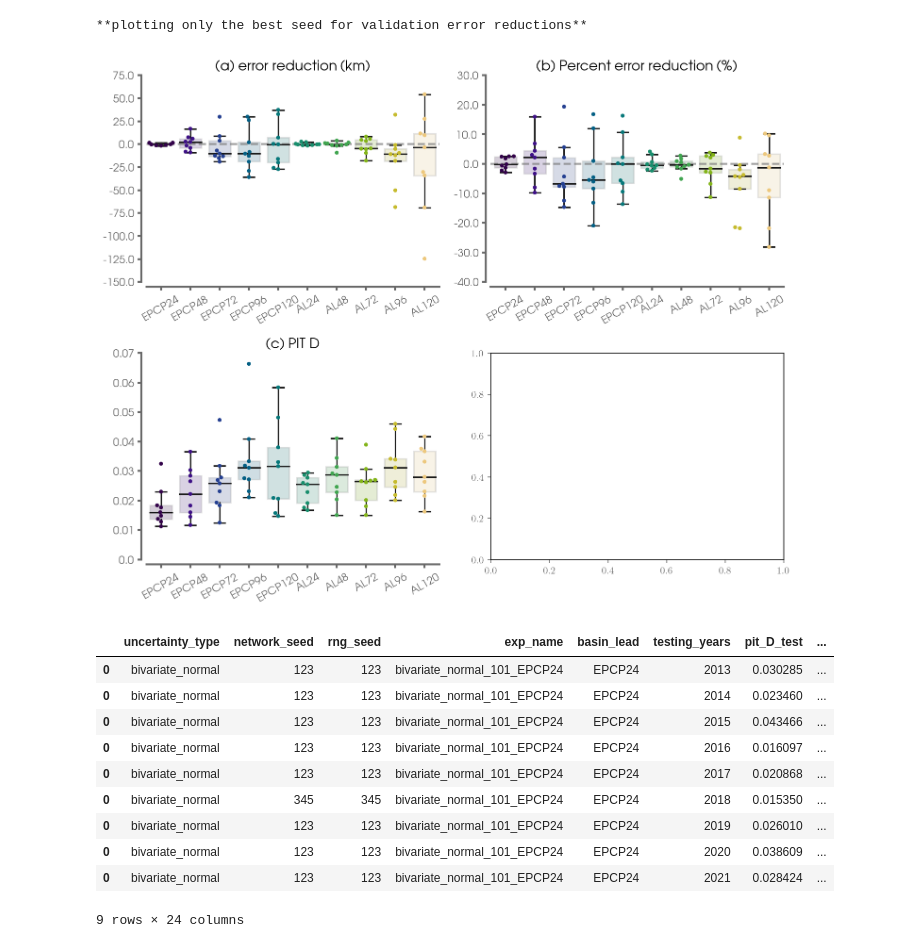
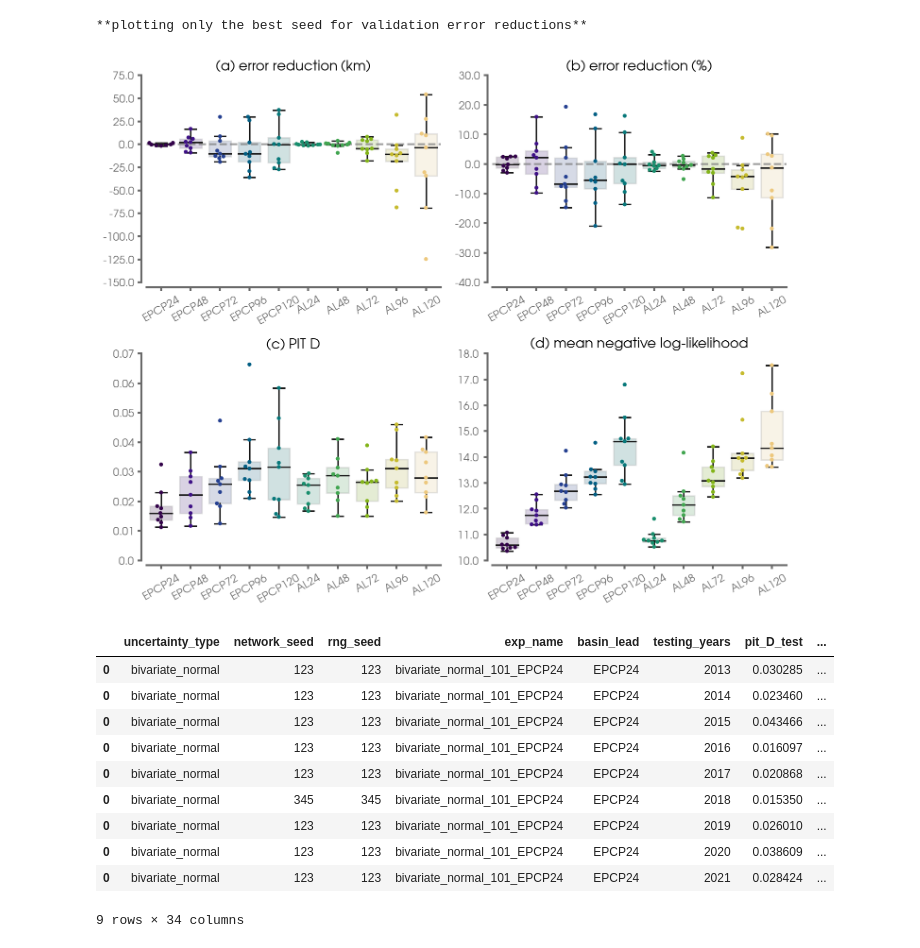
Before and after one commit to mafern/tcane_track, a Jupyter notebook: bivariate_normal/_metric_evaluation.ipynb, the cells around one changed output. Cells and saved outputs as stored; diff of their text form; code cells hidden in the pictures.

```diff
--- a/bivariate_normal/_metric_evaluation.ipynb
+++ b/bivariate_normal/_metric_evaluation.ipynb
@@ -71,6 +76,7 @@ def get_metrics(model, x_data, onehot_data):
     y_data = model.predict(x_data)
     rmse, rmse_cons = prediction_metrics.get_errors(y_data, onehot_data)
     bins, pit_hist, D, EDp = prediction_metrics.compute_pit(y_data, onehot_data)
+    nll = prediction_metrics.compute_nll(y_data, onehot_data)
 
     # write metrics dictionary and return
     metrics_dict = {
@@ -82,6 +88,8 @@ def get_metrics(model, x_data, onehot_data):
 
         'mean_error_reduction': rmse_cons.mean() - rmse.mean(),
         'perc_error_reduction': 100.*(rmse_cons.mean() - rmse.mean())/rmse_cons.mean(),
+
+        'neg_log_like': nll.mean(),
     }
 
     return metrics_dict
@@ -148,6 +156,7 @@ for EXP_NAME in EXP_NAME_LIST:
             metrics_test = get_metrics(model, x_test, onehot_test)
             metrics_val = get_metrics(model, x_val, onehot_val)
             metrics_valtest = get_metrics(model, x_valtest, onehot_valtest)
+            metrics_train = get_metrics(model, x_train, onehot_train)
 
             # create the metrics dataframe
             d = {}
@@ -167,6 +176,9 @@ for EXP_NAME in EXP_NAME_LIST:
             for k in metrics_valtest.keys():
                 k_key = k + '_valtest'
                 d[k_key] = metrics_valtest[k]
+            for k in metrics_train.keys():
+                k_key = k + '_train'
+                d[k_key] = metrics_train[k]
 
             # save the dataframe
             # pprint.pprint(d, width=80)
@@ -275,10 +289,12 @@ metric_data = ''
 metric_list = ('mean_error_reduction_test',
                'perc_error_reduction_test',
                'pit_D_valtest',
+               'neg_log_like_test',
               )
 title_text = ('(a) error reduction (km)',
-              '(b) Percent error reduction (\%)',
+              '(b) error reduction (\%)',
               '(c) PIT D',
+              '(d) mean negative log-likelihood',
              )
 
 for x_axis in x_axis_list:
@@ -309,34 +325,34 @@ for x_axis in x_axis_list:
                            ax=ax)
 
         # ax.get_legend().remove()
         ax.set_title(title_text[imetric],
                      fontsize=FS,
                      color='k',
                     )
 
 
         if(metric.find('pit_D') > -1):
             ax.set_ylim(0,None)
         if(metric.find('reduction') > -1):
             ax.axhline(y=0.0,linewidth=2,linestyle='--',color='gray',alpha=.75)
 
         x_tick_labels = ax.get_xticklabels()
         y_tick_labels = ax.get_yticklabels()
         yticks = np.around(ax.get_yticks(),3)
 
         format_spines(ax)
         ax.set_xticklabels(x_tick_labels,rotation = 30,fontsize=FS*.8)
         ax.set_xlabel('')
         ax.set_yticks(yticks)
         ax.set_yticklabels(yticks,fontsize=FS*.8)
         ax.set_ylabel('')
 
 
     plt.tight_layout()
     plt.savefig(FIGURE_PATH + 'all_metrics_boxplots.png', dpi=dpiFig, bbox_inches='tight')
     plt.show()
 # %% [output]
-[figure, old version]
+[figure, new version]
 # %%
 df_metrics[df_metrics["basin_lead"]=="EPCP24"]
 # %% [output]
@@ -350,4 +366,4 @@ df_metrics[df_metrics["basin_lead"]=="EPCP24"]
 | 0 | bivariate_normal | 123 | 123 | bivariate_normal_101_EPCP24 | EPCP24 | 2019 | 0.026010 | ... |
 | 0 | bivariate_normal | 123 | 123 | bivariate_normal_101_EPCP24 | EPCP24 | 2020 | 0.038609 | ... |
 | 0 | bivariate_normal | 123 | 123 | bivariate_normal_101_EPCP24 | EPCP24 | 2021 | 0.028424 | ... |
-9 rows × 24 columns
+9 rows × 34 columns
```
Also changed, not shown: parts of 2 cells of this notebook, 10 other files.
